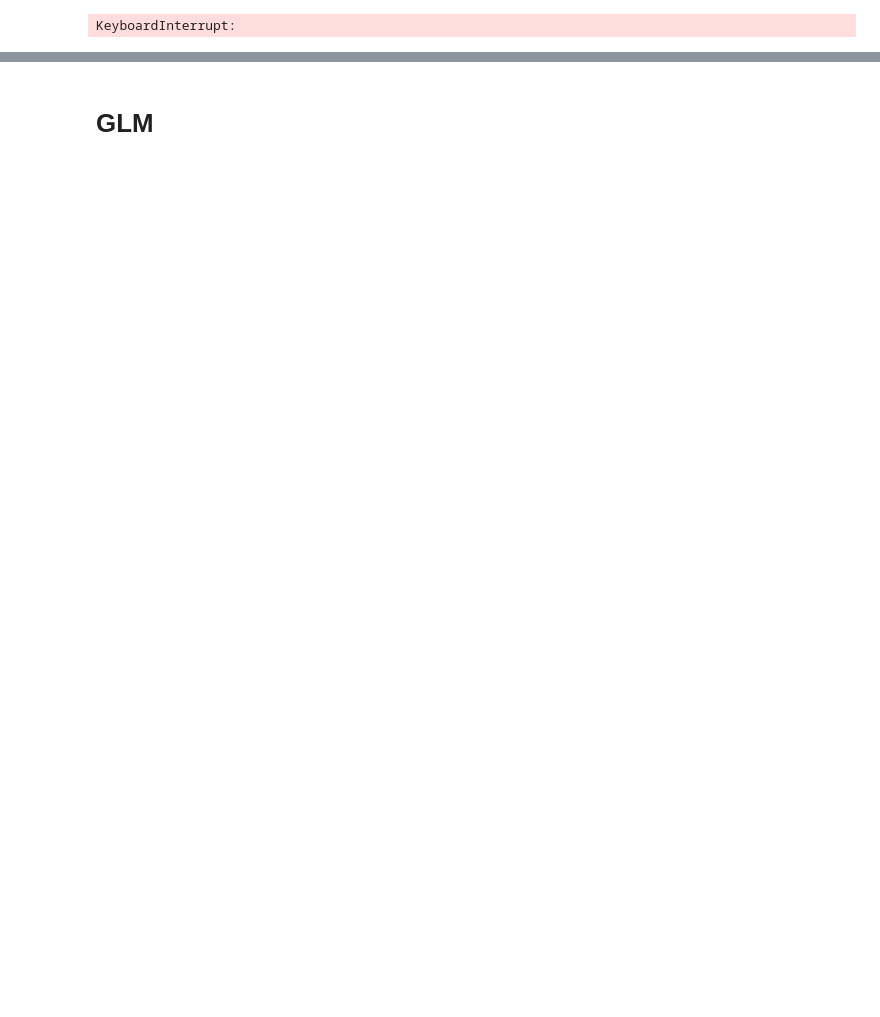
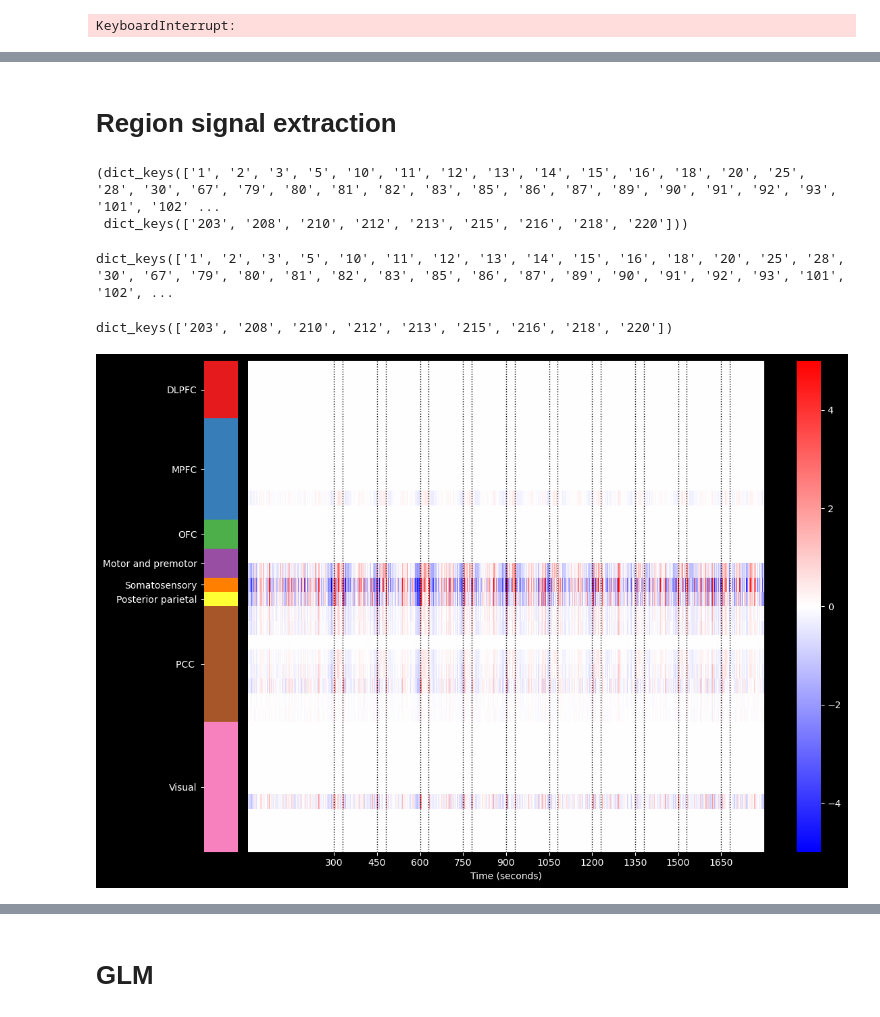
Before and after one commit to yibeichan/fUSi-workflow, a Jupyter notebook: code/091624_updates.ipynb, the cells around one changed output, grey strips where cells are left out. Drawn from its saved outputs; the diff is of its cells as text; code cells hidden in the pictures; blank space fills up the shorter version.

```diff
--- a/code/091624_updates.ipynb
+++ b/code/091624_updates.ipynb
@@ -318,0 +278,2 @@ Error:
+# %% [markdown]
+# Region signal extraction
@@ -318,0 +324,5 @@ Error:
+# %%
+cortical_region_data.keys(), subcortical_region_data.keys()
+# %% [output]
+(dict_keys(['1', '2', '3', '5', '10', '11', '12', '13', '14', '15', '16', '18', '20', '25', '28', '30', '67', '79', '80', '81', '82', '83', '85', '86', '87', '89', '90', '91', '92', '93', '101', '102' ...
+ dict_keys(['203', '208', '210', '212', '213', '215', '216', '218', '220']))
@@ -318,0 +350,31 @@ Error:
+# %%
+cortical_labels = {
+    "DLPFC": np.arange(1,6,1),
+    "VLPFC": np.arange(6,10,1),
+    "MPFC": np.arange(10,17,1),
+    "OFC": np.arange(17,24,1),
+    "Motor and premotor": np.arange(24,29,1),
+    "Somatosensory": np.arange(29,34,1),
+    "Auditory": np.arange(34,40,1),
+    "Insula and others": np.arange(40,47,1),
+    "Lateral and inferior temporal": np.arange(47,58,1),
+    "Ventral temporal": np.arange(58,67,1),
+    "Posterior parietal": np.arange(67,79,1),
+    "PCC ": np.arange(79,89,1),
+    "Visual": np.arange(89,107,1),
+}
+
+subcortical_labels_df = pd.read_csv(os.path.join(base_dir, "atlas", "atlas_MBM_subcortical_beta_label.csv"))
+
+label_idx_dict, label_dict = generate_label_index_dict(cortical_labels, subcortical_labels_df, region_shift=200)
+# %%
+def get_label_list(region_data, label_dict):
+    label_list = []
+    for key in region_data.keys():
+        for i, n in label_dict.items():
+            if int(key) in n:
+                label_list.append(i)
+    return label_list
+# %%
+cortical_labels = get_label_list(cortical_region_data, label_dict)
+subcortical_labels = get_label_list(subcortical_region_data, label_dict)
@@ -318,0 +454,15 @@ Error:
+# %%
+event_sec = [300, 450, 600, 750, 900, 1050, 1200, 1350, 1500, 1650]
+# %%
+cortical_region_data.keys()
+# %% [output]
+dict_keys(['1', '2', '3', '5', '10', '11', '12', '13', '14', '15', '16', '18', '20', '25', '28', '30', '67', '79', '80', '81', '82', '83', '85', '86', '87', '89', '90', '91', '92', '93', '101', '102', ...
+# %%
+subcortical_region_data.keys()
+# %% [output]
+dict_keys(['203', '208', '210', '212', '213', '215', '216', '218', '220'])
+# %%
+cortex_filename = os.path.join(figure_dir, 'cortex_heatmap.svg')
+plot_heatmap_with_colorbar(mean_cortex, cortical_labels, event_sec, cortex_filename, vmin=-5, vmax=5)
+# %% [output]
+[figure, added]
```
Also changed, not shown: parts of 52 cells of this notebook, 2 other files.
